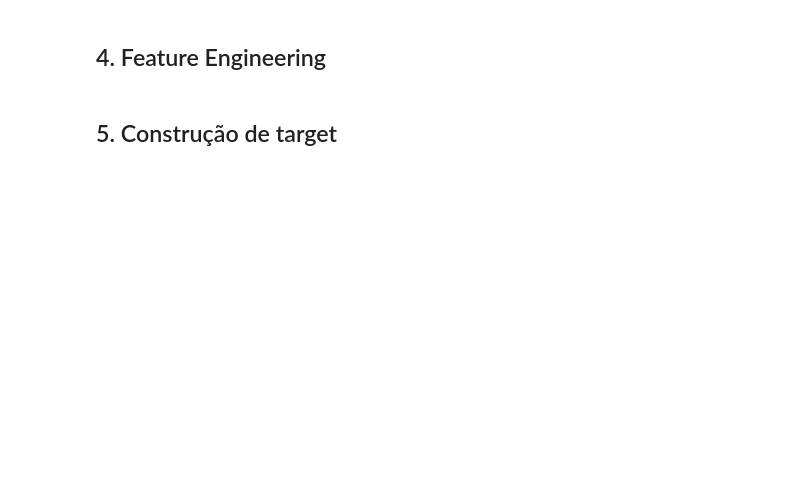
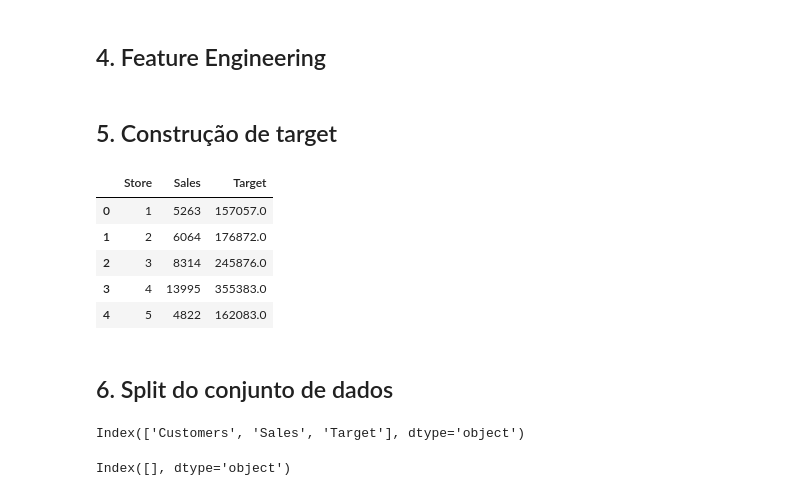
Before and after one commit to emso-exe/Previsao_de_demandas_de_drogarias, a Jupyter notebook: 001_preparacao_dos_dados.ipynb, the cells around one changed output. Saved outputs shown, nothing was run; the diff lists cells and outputs as text; code cells hidden in the pictures; blank space fills up the shorter version.

Commit message:
feat: Preparação do conjunto de dados para o split.

```diff
--- a/001_preparacao_dos_dados.ipynb
+++ b/001_preparacao_dos_dados.ipynb
@@ -125,3 +208,7 @@ diff_columns
+# %%
+# Excluindo coluna 'Id' de df_test_full
+# A coluna não existe em df_train_full
+df_test_full = df_test_full.drop('Id', axis=1)
 # %%
 # Transforma para o tipo de dados datetime
 df_train_full['Date'] = pd.to_datetime(df_train_full['Date'])
@@ -227,4 +316,25 @@ df_train_full['Target'] = np.where(df_train_full['Sales'] == 0, 0, df_train_full
 # Remover as linhas onde o Target não pode ser calculado (últimos 42 dias)
 df_train_full.dropna(subset=['Target'], inplace=True)
 # %%
-df_train_full.head()
+df_train_full[['Store', 'Sales', 'Target']].head()
+# %% [output]
+|  | Store | Sales | Target |
+| 0 | 1 | 5263 | 157057.0 |
+| 1 | 2 | 6064 | 176872.0 |
+| 2 | 3 | 8314 | 245876.0 |
+| 3 | 4 | 13995 | 355383.0 |
+| 4 | 5 | 4822 | 162083.0 |
+# %% [markdown]
+## 6. Split do conjunto de dados
+# %%
+# Colunas que estão em df_train_full mas não em df_test_full
+diff_columns = df_train_full.columns.difference(df_test_full.columns)
+diff_columns
+# %% [output]
+Index(['Customers', 'Sales', 'Target'], dtype='object')
+# %%
+# Colunas que estão em  df_test_full mas não em df_train_full
+diff_columns = df_test_full.columns.difference(df_train_full.columns)
+diff_columns
+# %% [output]
+Index([], dtype='object')
```
Also changed, not shown: parts of 15 cells of this notebook.
